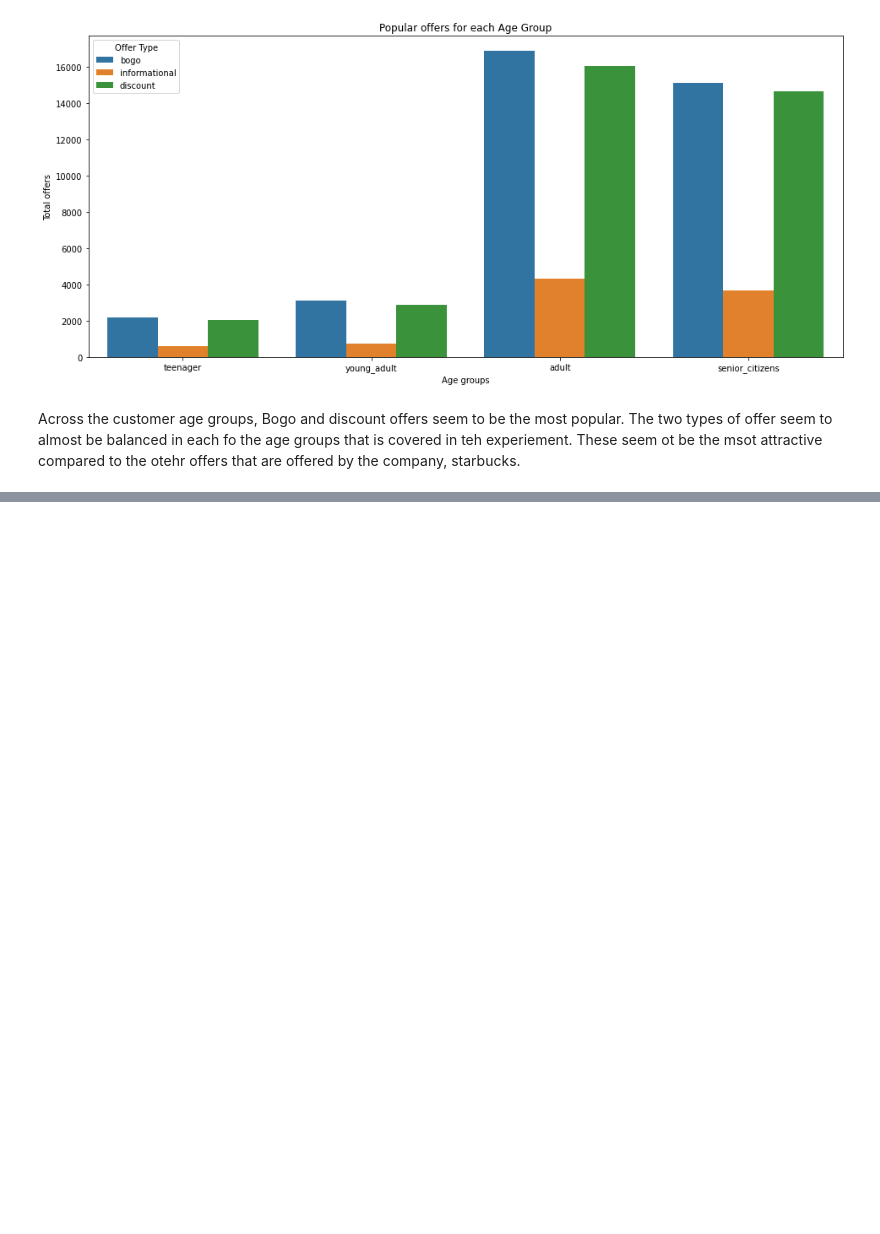
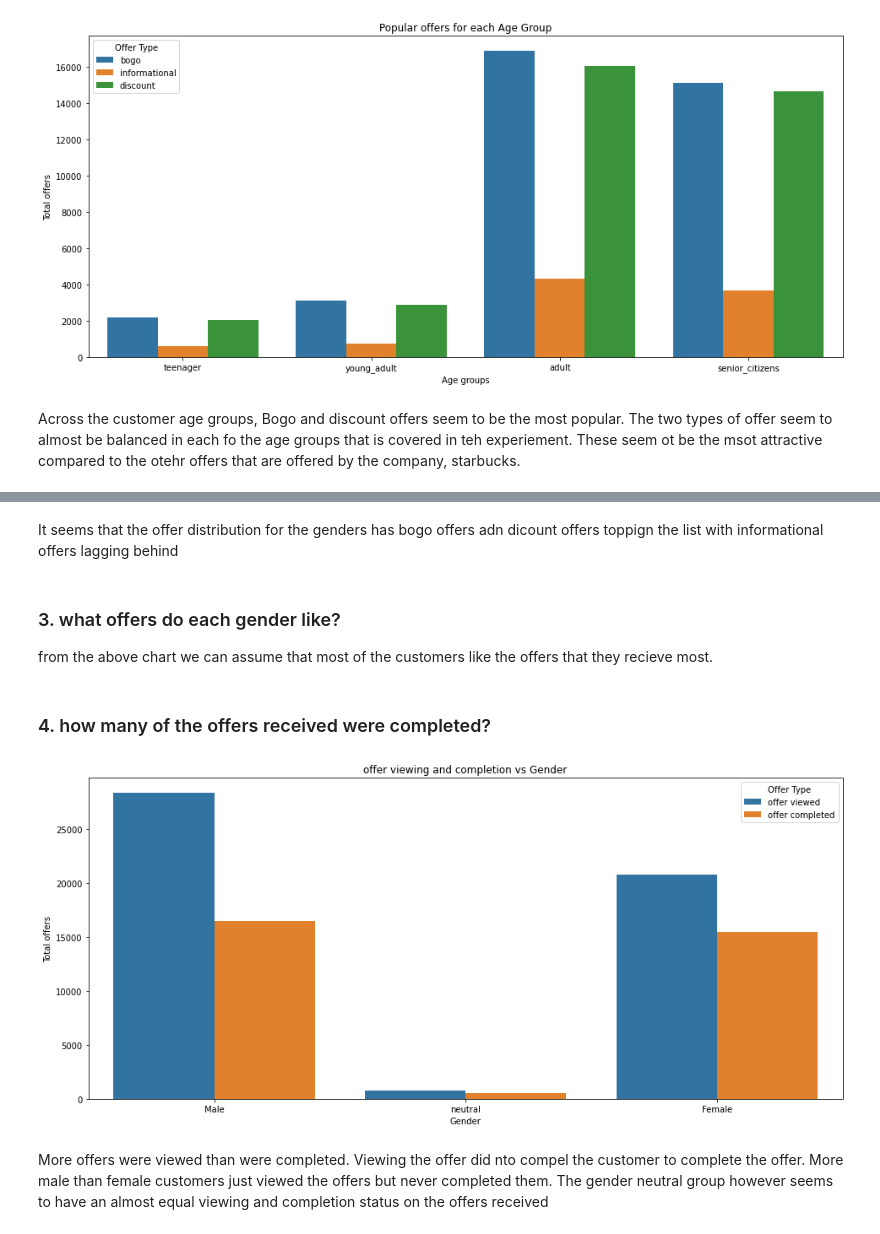
Before and after one commit to 3liud/DSND-capstone-project, a Jupyter notebook: Starbucks_Capstone_notebook.ipynb, the cells around one changed output, grey strips where cells are left out. Saved outputs shown, nothing was run; the diff lists cells and outputs as text; code cells hidden in the pictures; blank space fills up the shorter version.

```diff
--- a/Starbucks_Capstone_notebook.ipynb
+++ b/Starbucks_Capstone_notebook.ipynb
@@ -531,0 +548,24 @@ Across the customer age groups, Bogo and discount offers seem to be the most pop
+# %% [markdown]
+It seems that the offer distribution for the genders has bogo offers adn dicount offers toppign the list with informational offers lagging behind
+# %% [markdown]
+### 3. what offers do each gender like?
+
+from the above chart we can assume that most of the customers like the offers that they recieve most.
+# %% [markdown]
+
+### 4. how many of the offers received were completed?
+# %%
+plt.figure(figsize = (16, 7))
+g = sns.countplot(x ="gender", hue='event', data=merged_df)
+plt.title("offer viewing and completion vs Gender")
+plt.ylabel('Total offers')
+plt.xlabel('Gender')
+xlabels = ['Male', 'neutral', 'Female']
+g.set_xticklabels(xlabels)
+plt.xticks(rotation = 0)
+plt.legend(title = 'Offer Type')
+plt.show();
+# %% [output]
+[figure, added]
+# %% [markdown]
+More offers were viewed than were completed. Viewing the offer did nto compel the customer to complete the offer. More male than female customers just viewed the offers but never completed them. The gender neutral group however seems to have an almost equal viewing and completion status on the offers received
```
Also changed, not shown: parts of 3 cells of this notebook.
